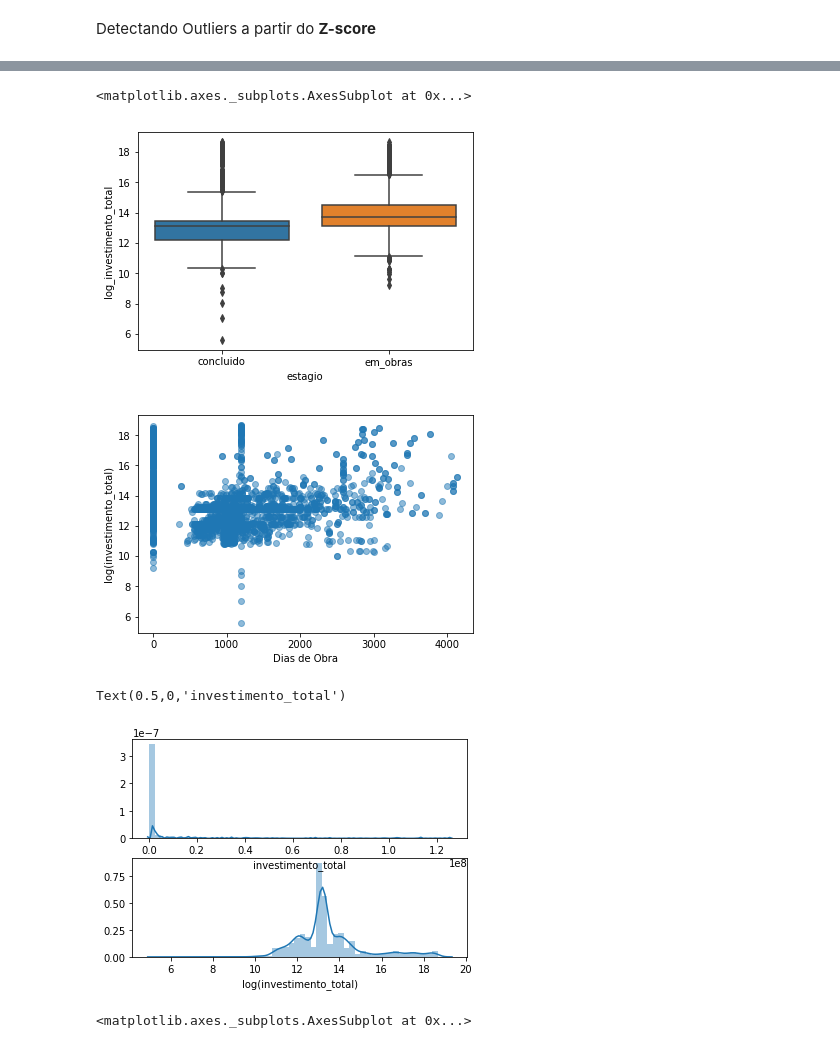
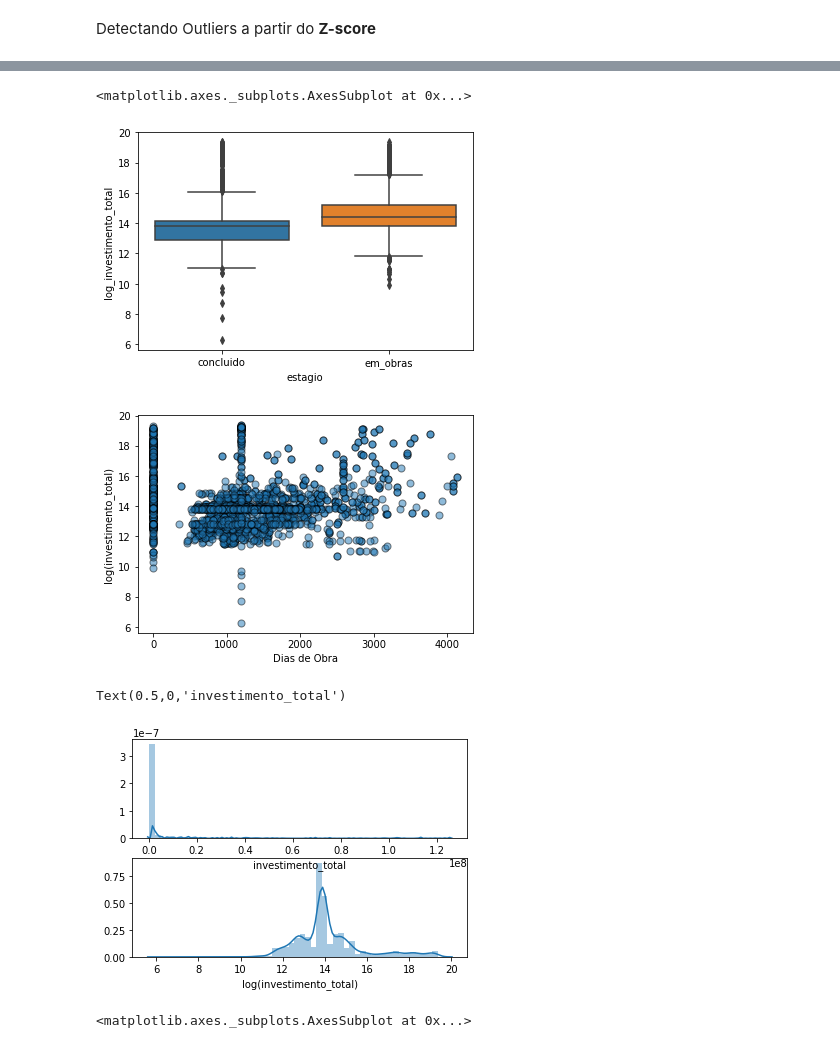
Before and after one commit to fredericoguerra/PAC, a Jupyter notebook: PAC.ipynb, the cells around one changed output, grey strips where cells are left out. Cells and saved outputs as stored; diff of their text form; code cells hidden in the pictures.

```diff
--- a/PAC.ipynb
+++ b/PAC.ipynb
@@ -217,3 +225,2 @@ Detectando Outliers a partir do __Z-score__
 # %%
-z = np.abs(stats.zscore(pacba17['investimento_total']))
-print(np.where(z >3))
+z = np.abs(stats.zscore(pacba17.investimento_total))
@@ -225,3 +227,6 @@ print(np.where(z >3))
 # %%
 pacba17 = pacba17[z<3]
-pacba17['log_investimento_total'] = np.log(pacba17['investimento_total'])
+#pacba17['log_investimento_total'] = stats.boxcox(pacba17.investimento_total, alpha=0.05)[0]
+#pacba17['log_investimento_total'] = np.log(pacba17['investimento_total'])
+pacba17['log_investimento_total'] = np.arcsinh(pacba17['investimento_total'])
+pacba17.log_investimento_total
@@ -229,14 +252,14 @@ pacba17['log_investimento_total'] = np.log(pacba17['investimento_total'])
 sns.boxplot(y=pacba17['log_investimento_total'], x=pacba17['estagio'])
 # %% [output]
 <matplotlib.axes._subplots.AxesSubplot at 0x...>
-[figure, old version]
+[figure, new version]
 # %%
-plt.scatter(pacba17['dias_obra'], pacba17['log_investimento_total'], alpha=0.5)
+plt.scatter(pacba17['dias_obra'], pacba17['log_investimento_total'], alpha=0.5,edgecolors='black', s=50)
 plt.xlabel('Dias de Obra')
 plt.ylabel('log(investimento_total)')
 plt.show()
 # %% [output]
-[figure, old version]
+[figure, new version]
 # %%
 plt.subplot(2, 1, 2)
 sns.distplot(pacba17['log_investimento_total'])
@@ -246,7 +269,7 @@ sns.distplot(pacba17['investimento_total'])
 plt.xlabel('investimento_total')
 # %% [output]
 Text(0.5,0,'investimento_total')
-[figure, old version]
+[figure, new version]
 # %%
 from matplotlib.pyplot import figure
 figure(figsize=(16, 14))
```
Also changed, not shown: parts of 25 cells of this notebook, 18 other files.
